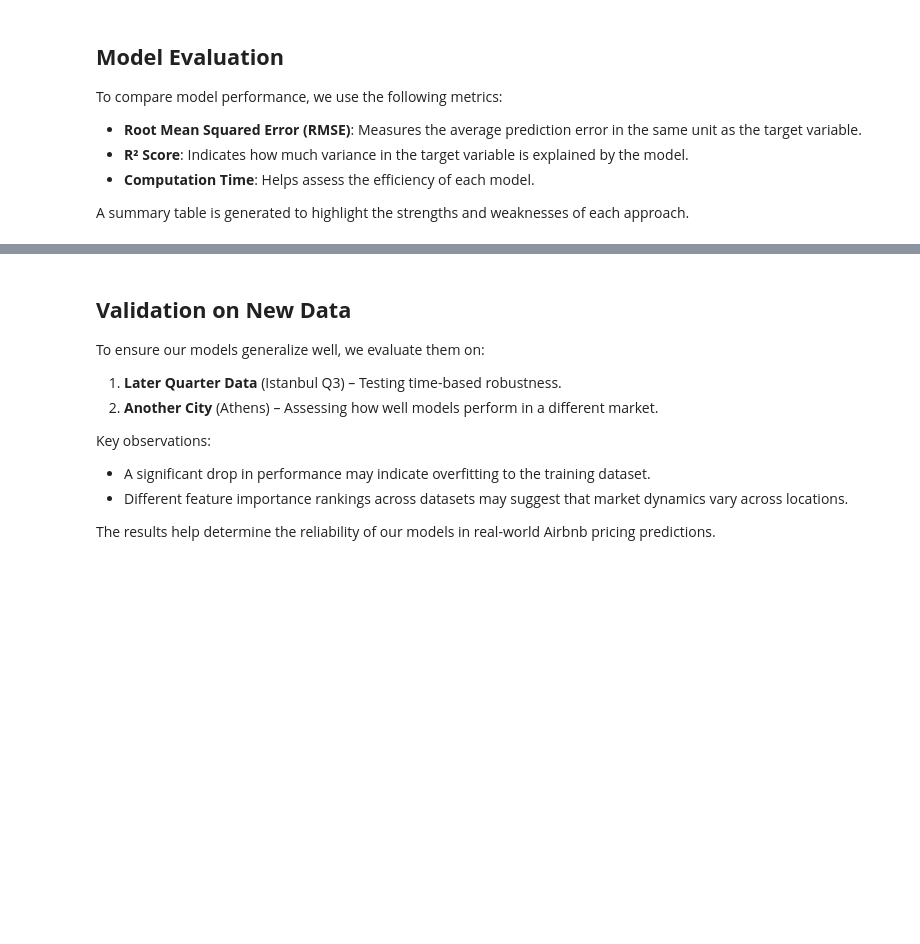
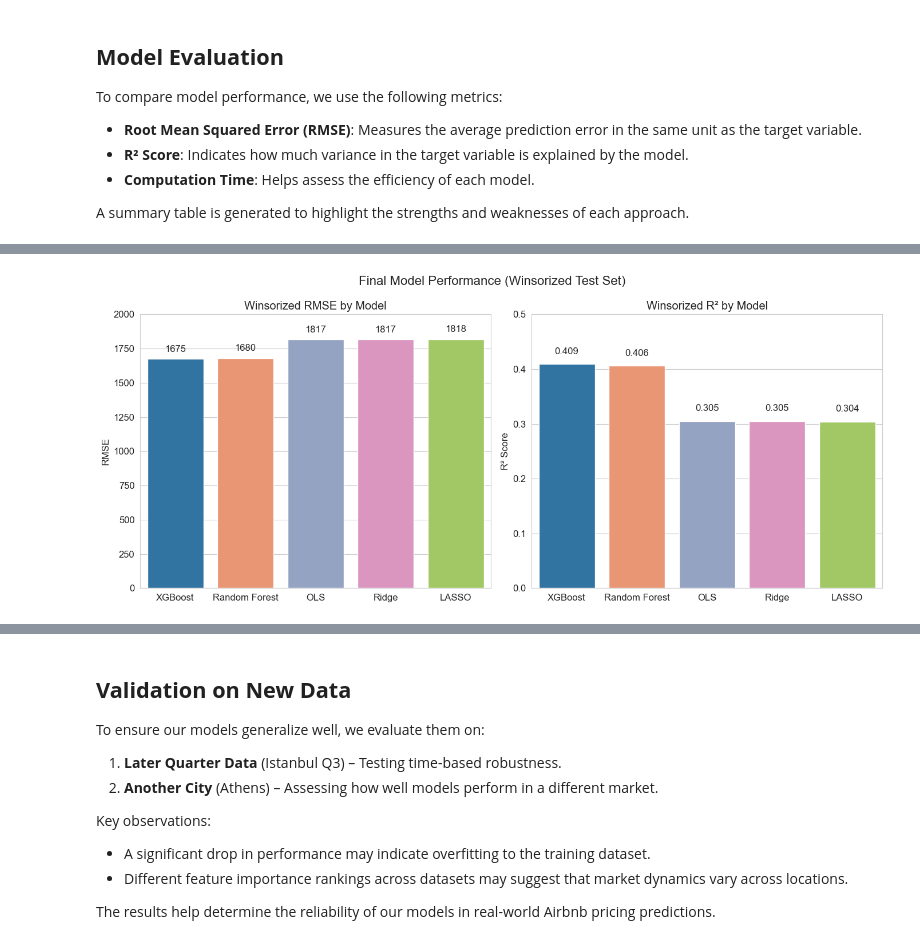
Before and after one commit to hdzmarcela/DA3_EDP25, a Jupyter notebook: Assignment 2/da3_assignment_2.ipynb, the cells around one changed output, grey strips where cells are left out. Saved outputs shown, nothing was run; the diff lists cells and outputs as text; code cells hidden in the pictures; blank space fills up the shorter version.

```diff
--- a/Assignment 2/da3_assignment_2.ipynb
+++ b/Assignment 2/da3_assignment_2.ipynb
@@ -366,0 +532,65 @@ compare_feature_importances(models, X_train)
+# %%
+import matplotlib.pyplot as plt
+import seaborn as sns
+
+# Seaborn style
+sns.set_style("whitegrid")
+plt.rcParams.update({'font.size': 12})
+
+# Prepare sorted data
+df_rmse = df_eval.set_index("Model").sort_values("RMSE (Winsorized)").reset_index()
+df_r2 = df_eval.set_index("Model").sort_values("R² (Winsorized)", ascending=False).reset_index()
+
+# Identify best models
+best_rmse_model = df_rmse.loc[0, "Model"]
+best_r2_model = df_r2.loc[0, "Model"]
+
+# Assign highlight colors
+base_palette = sns.color_palette("Set2", len(df_eval))
+highlight_color = "#1f77b4"
+
+# RMSE color assignment
+rmse_colors = [highlight_color if model == best_rmse_model else base_palette[i]
+               for i, model in enumerate(df_rmse["Model"])]
+
+# R² color assignment
+r2_colors = [highlight_color if model == best_r2_model else base_palette[i]
+             for i, model in enumerate(df_r2["Model"])]
+
+# Create color dicts to use with 'hue'
+df_rmse["Color"] = rmse_colors
+df_r2["Color"] = r2_colors
+
+# Plot
+fig, axs = plt.subplots(1, 2, figsize=(14, 6))
+
+# RMSE barplot
+sns.barplot(data=df_rmse, x="Model", y="RMSE (Winsorized)", hue="Model",
+            palette=rmse_colors, dodge=False, legend=False, ax=axs[0])
+axs[0].set_title("Winsorized RMSE by Model")
+axs[0].set_ylabel("RMSE")
+axs[0].set_xlabel("")
+axs[0].set_ylim(0, df_rmse["RMSE (Winsorized)"].max() * 1.1)
+
+# Add RMSE labels
+for i, v in enumerate(df_rmse["RMSE (Winsorized)"]):
+    axs[0].text(i, v + 40, f"{v:.0f}", ha='center', va='bottom')
+
+# R² barplot
+sns.barplot(data=df_r2, x="Model", y="R² (Winsorized)", hue="Model",
+            palette=r2_colors, dodge=False, legend=False, ax=axs[1])
+axs[1].set_title("Winsorized R² by Model")
+axs[1].set_ylabel("R² Score")
+axs[1].set_xlabel("")
+axs[1].set_ylim(0, 0.5)
+
+# Add R² labels
+for i, v in enumerate(df_r2["R² (Winsorized)"]):
+    axs[1].text(i, v + 0.015, f"{v:.3f}", ha='center', va='bottom')
+
+# Final layout
+plt.suptitle("Final Model Performance (Winsorized Test Set)", fontsize=16)
+plt.tight_layout()
+plt.show()
+# %% [output]
+[figure, added]
```
Also changed, not shown: parts of 45 cells of this notebook.
